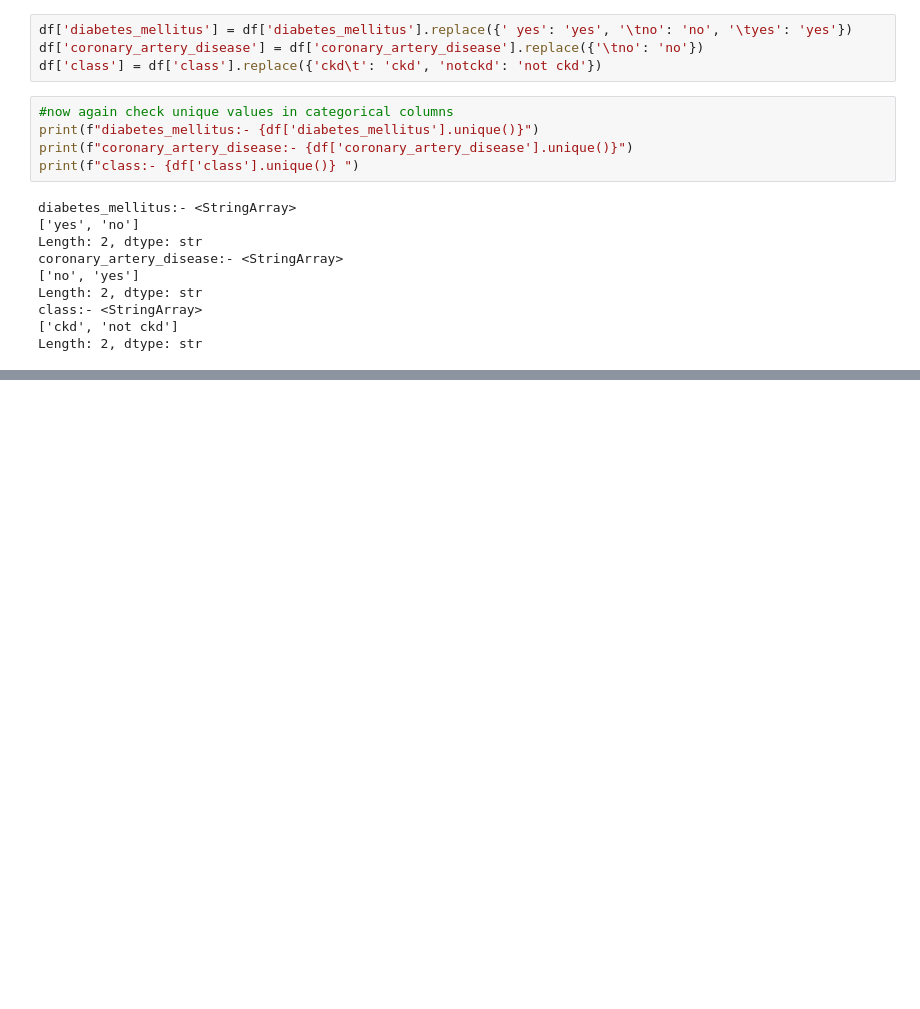
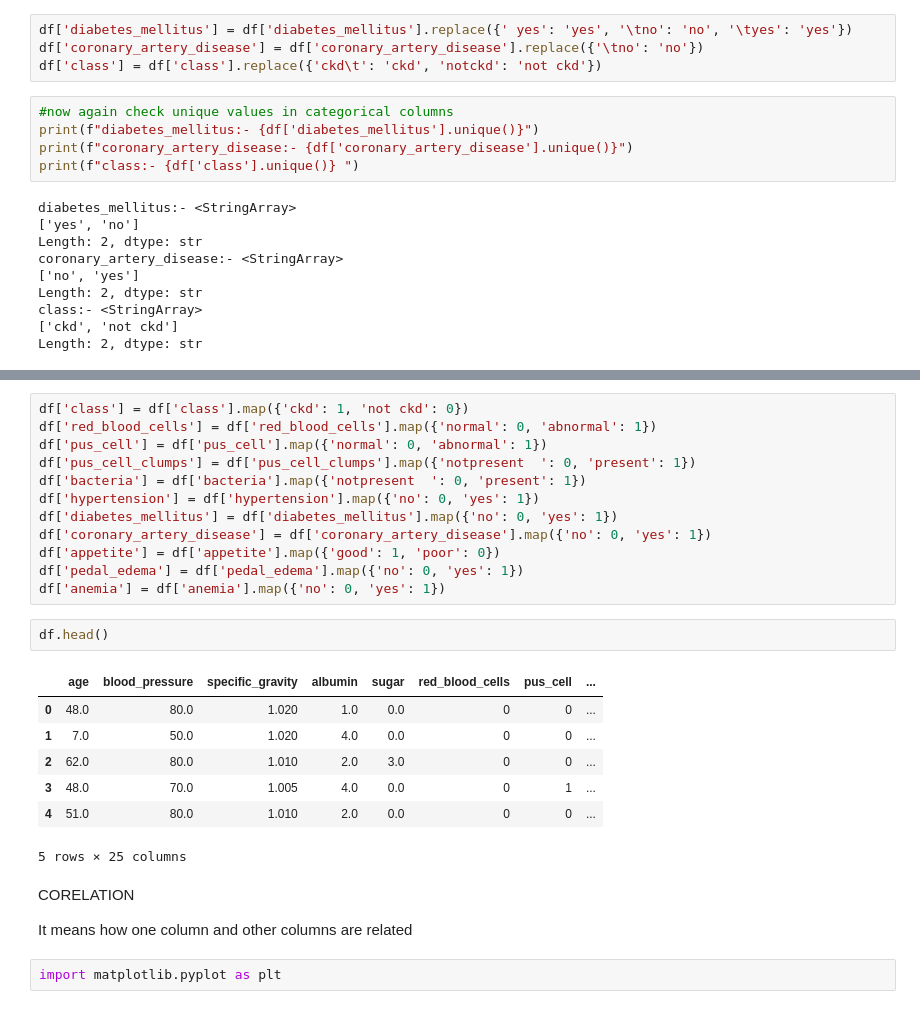
Before and after one commit to Maheshwaran1101/CHRONIC-KIDNEY, a Jupyter notebook: chronic.ipynb, the cells around one changed output, grey strips where cells are left out. Cells and saved outputs as stored; diff of their text form; blank space fills up the shorter version.

```diff
--- a/chronic.ipynb
+++ b/chronic.ipynb
@@ -213,0 +220,28 @@ Length: 2, dtype: str
+# %%
+df['class'] = df['class'].map({'ckd': 1, 'not ckd': 0})
+df['red_blood_cells'] = df['red_blood_cells'].map({'normal': 0, 'abnormal': 1})
+df['pus_cell'] = df['pus_cell'].map({'normal': 0, 'abnormal': 1})
+df['pus_cell_clumps'] = df['pus_cell_clumps'].map({'notpresent  ': 0, 'present': 1})
+df['bacteria'] = df['bacteria'].map({'notpresent  ': 0, 'present': 1})
+df['hypertension'] = df['hypertension'].map({'no': 0, 'yes': 1})
+df['diabetes_mellitus'] = df['diabetes_mellitus'].map({'no': 0, 'yes': 1})
+df['coronary_artery_disease'] = df['coronary_artery_disease'].map({'no': 0, 'yes': 1})
+df['appetite'] = df['appetite'].map({'good': 1, 'poor': 0})
+df['pedal_edema'] = df['pedal_edema'].map({'no': 0, 'yes': 1})
+df['anemia'] = df['anemia'].map({'no': 0, 'yes': 1})
+# %%
+df.head()
+# %% [output]
+|  | age | blood_pressure | specific_gravity | albumin | sugar | red_blood_cells | pus_cell | ... |
+| 0 | 48.0 | 80.0 | 1.020 | 1.0 | 0.0 | 0 | 0 | ... |
+| 1 | 7.0 | 50.0 | 1.020 | 4.0 | 0.0 | 0 | 0 | ... |
+| 2 | 62.0 | 80.0 | 1.010 | 2.0 | 3.0 | 0 | 0 | ... |
+| 3 | 48.0 | 70.0 | 1.005 | 4.0 | 0.0 | 0 | 1 | ... |
+| 4 | 51.0 | 80.0 | 1.010 | 2.0 | 0.0 | 0 | 0 | ... |
+5 rows × 25 columns
+# %% [markdown]
+CORELATION
+
+It means how one column and other columns are related
+# %%
+import matplotlib.pyplot as plt
```
Also changed, not shown: parts of 1 cell of this notebook.
